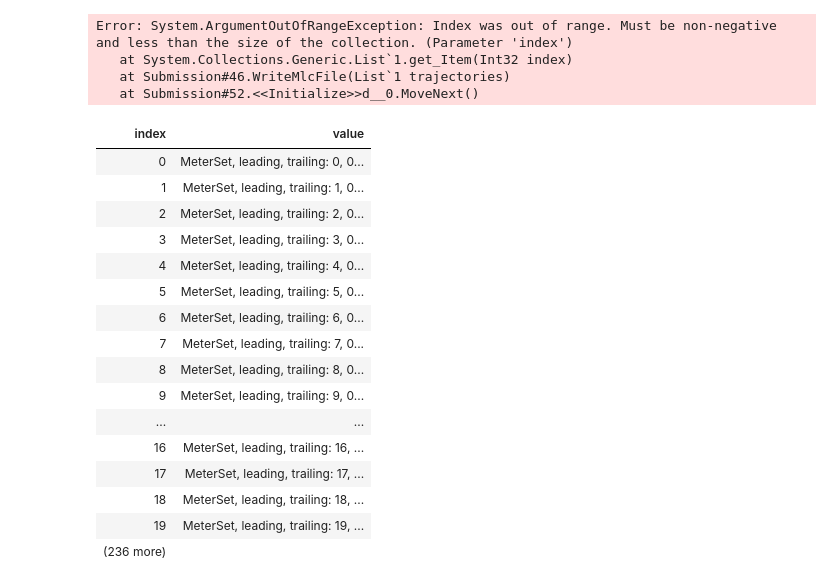
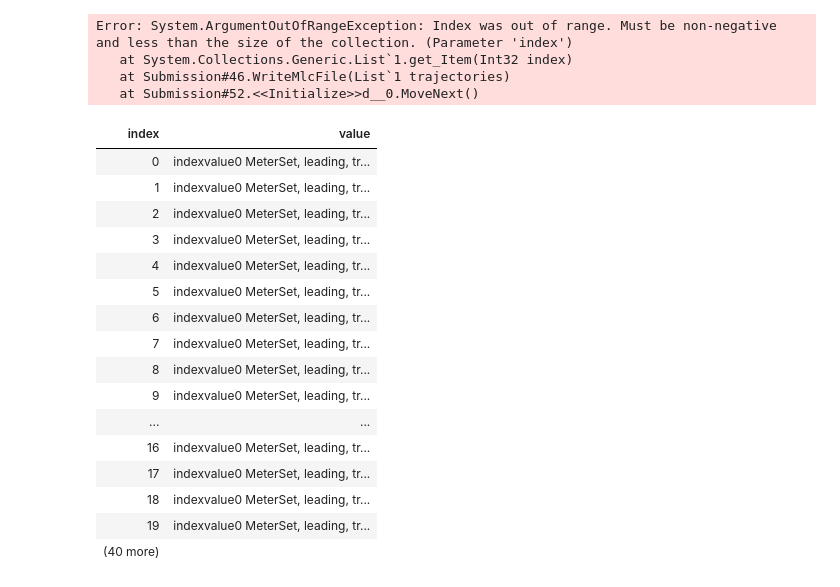
Before and after one commit to tianmingwu/PortraitPrintingDMLC, a Jupyter notebook: project.ipynb, the cells around one changed output. Drawn from its saved outputs; the diff is of its cells as text; code cells hidden in the pictures.

```diff
--- a/project.ipynb
+++ b/project.ipynb
@@ -26,22 +26,22 @@ Error: System.ArgumentOutOfRangeException: Index was out of range. Must be non-n
    at Submission#46.WriteMlcFile(List`1 trajectories)
    at Submission#52.<<Initialize>>d__0.MoveNext()
 # %%
-tables[0]
+tables
 # %% [output]
 | index | value |
-| 0 | MeterSet, leading, trailing: 0, 0... |
-| 1 | MeterSet, leading, trailing: 1, 0... |
-| 2 | MeterSet, leading, trailing: 2, 0... |
-| 3 | MeterSet, leading, trailing: 3, 0... |
-| 4 | MeterSet, leading, trailing: 4, 0... |
-| 5 | MeterSet, leading, trailing: 5, 0... |
-| 6 | MeterSet, leading, trailing: 6, 0... |
-| 7 | MeterSet, leading, trailing: 7, 0... |
-| 8 | MeterSet, leading, trailing: 8, 0... |
-| 9 | MeterSet, leading, trailing: 9, 0... |
+| 0 | indexvalue0 MeterSet, leading, tr... |
+| 1 | indexvalue0 MeterSet, leading, tr... |
+| 2 | indexvalue0 MeterSet, leading, tr... |
+| 3 | indexvalue0 MeterSet, leading, tr... |
+| 4 | indexvalue0 MeterSet, leading, tr... |
+| 5 | indexvalue0 MeterSet, leading, tr... |
+| 6 | indexvalue0 MeterSet, leading, tr... |
+| 7 | indexvalue0 MeterSet, leading, tr... |
+| 8 | indexvalue0 MeterSet, leading, tr... |
+| 9 | indexvalue0 MeterSet, leading, tr... |
 | ... | ... |
-| 16 | MeterSet, leading, trailing: 16, ... |
-| 17 | MeterSet, leading, trailing: 17, ... |
-| 18 | MeterSet, leading, trailing: 18, ... |
-| 19 | MeterSet, leading, trailing: 19, ... |
-| (236 more) |  |
+| 16 | indexvalue0 MeterSet, leading, tr... |
+| 17 | indexvalue0 MeterSet, leading, tr... |
+| 18 | indexvalue0 MeterSet, leading, tr... |
+| 19 | indexvalue0 MeterSet, leading, tr... |
+| (40 more) |  |
```
Also changed, not shown: parts of 2 cells of this notebook.
